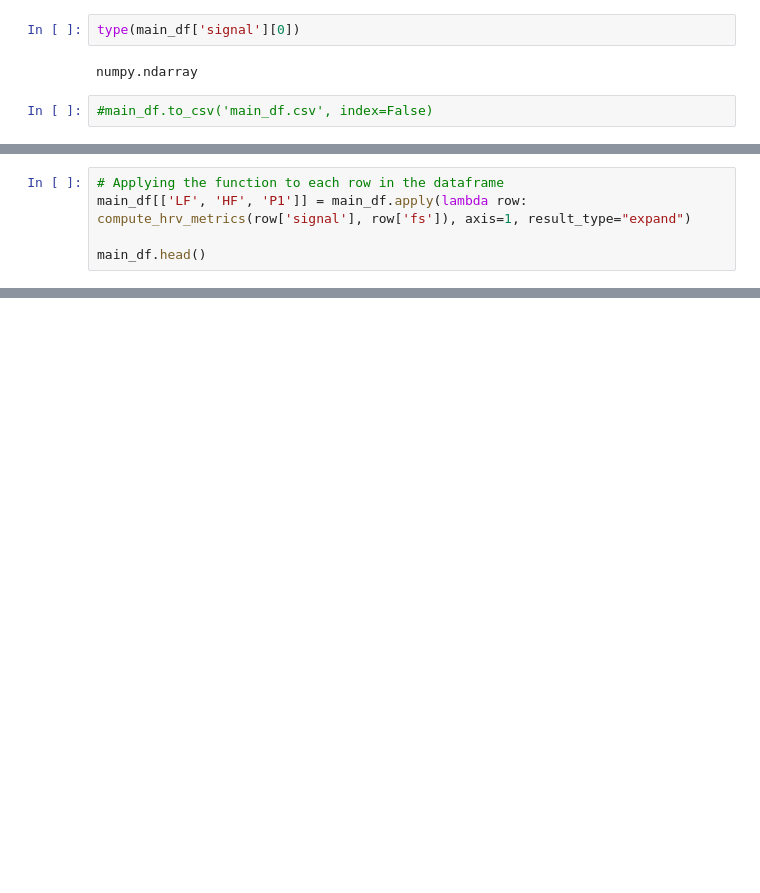
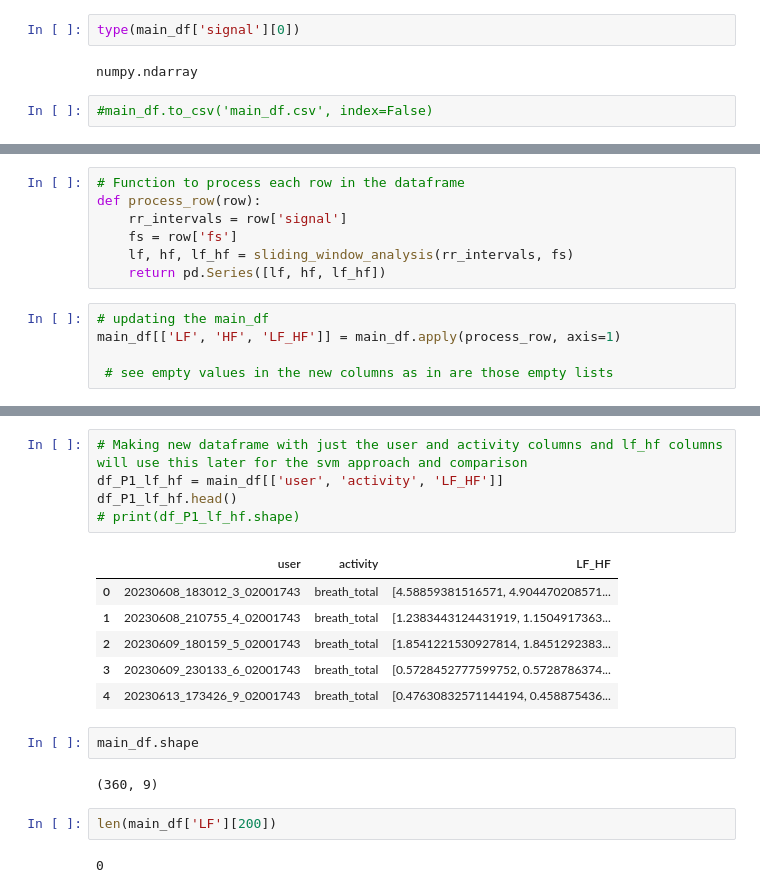
Before and after one commit to mehakrafiq/eval_lh_hf, a Jupyter notebook: signal_analysis.ipynb, the cells around one changed output, grey strips where cells are left out. Saved outputs shown, nothing was run; the diff lists cells and outputs as text; blank space fills up the shorter version.

```diff
--- a/signal_analysis.ipynb
+++ b/signal_analysis.ipynb
@@ -313,5 +329,0 @@ def compute_hrv_metrics(rr_intervals, fs):
-# %%
-# Applying the function to each row in the dataframe
-main_df[['LF', 'HF', 'P1']] = main_df.apply(lambda row: compute_hrv_metrics(row['signal'], row['fs']), axis=1, result_type="expand")
-
-main_df.head()
@@ -324,0 +330,12 @@ main_df.head()
+# %%
+# Function to process each row in the dataframe
+def process_row(row):
+    rr_intervals = row['signal']
+    fs = row['fs']
+    lf, hf, lf_hf = sliding_window_analysis(rr_intervals, fs)
+    return pd.Series([lf, hf, lf_hf])
+# %%
+# updating the main_df
+main_df[['LF', 'HF', 'LF_HF']] = main_df.apply(process_row, axis=1)
+
+ # see empty values in the new columns as in are those empty lists
@@ -324,0 +353,20 @@ main_df.head()
+# %%
+# Making new dataframe with just the user and activity columns and lf_hf columns will use this later for the svm approach and comparison
+df_P1_lf_hf = main_df[['user', 'activity', 'LF_HF']]
+df_P1_lf_hf.head()
+# print(df_P1_lf_hf.shape)
+# %% [output]
+|  | user | activity | LF_HF |
+| 0 | 20230608_183012_3_02001743 | breath_total | [4.58859381516571, 4.904470208571... |
+| 1 | 20230608_210755_4_02001743 | breath_total | [1.2383443124431919, 1.1504917363... |
+| 2 | 20230609_180159_5_02001743 | breath_total | [1.8541221530927814, 1.8451292383... |
+| 3 | 20230609_230133_6_02001743 | breath_total | [0.5728452777599752, 0.5728786374... |
+| 4 | 20230613_173426_9_02001743 | breath_total | [0.47630832571144194, 0.458875436... |
+# %%
+main_df.shape
+# %% [output]
+(360, 9)
+# %%
+len(main_df['LF'][200])
+# %% [output]
+0
```
Also changed, not shown: parts of 3 cells of this notebook.
